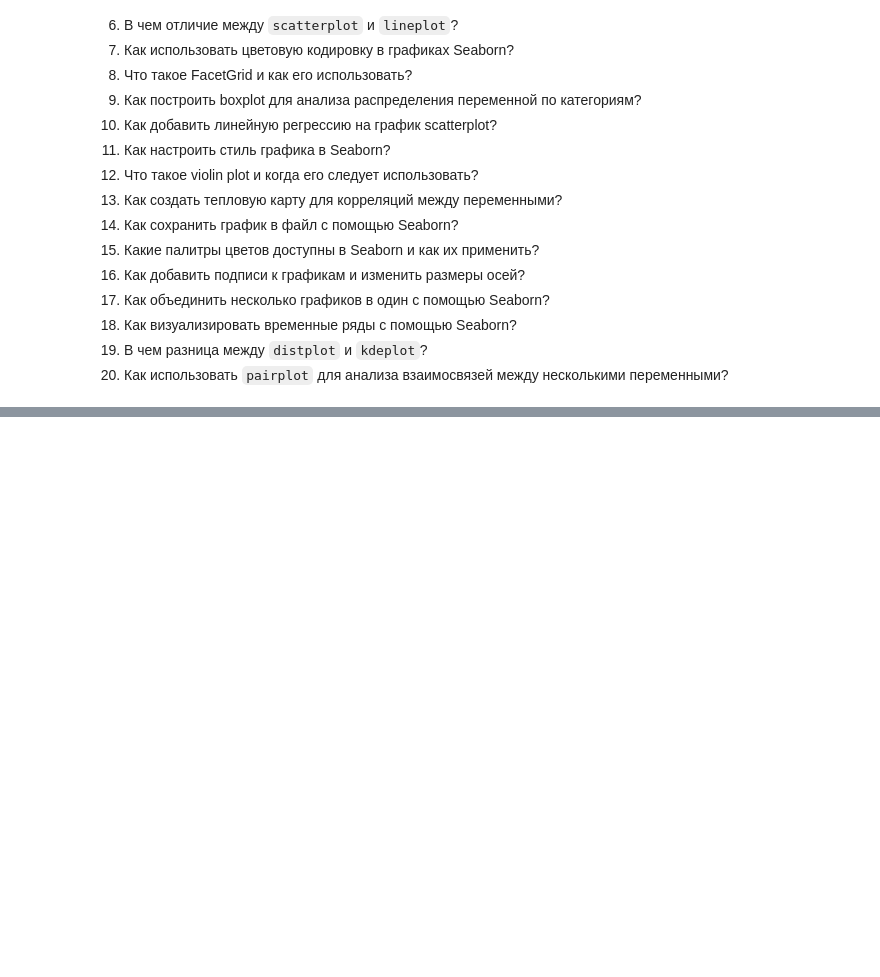
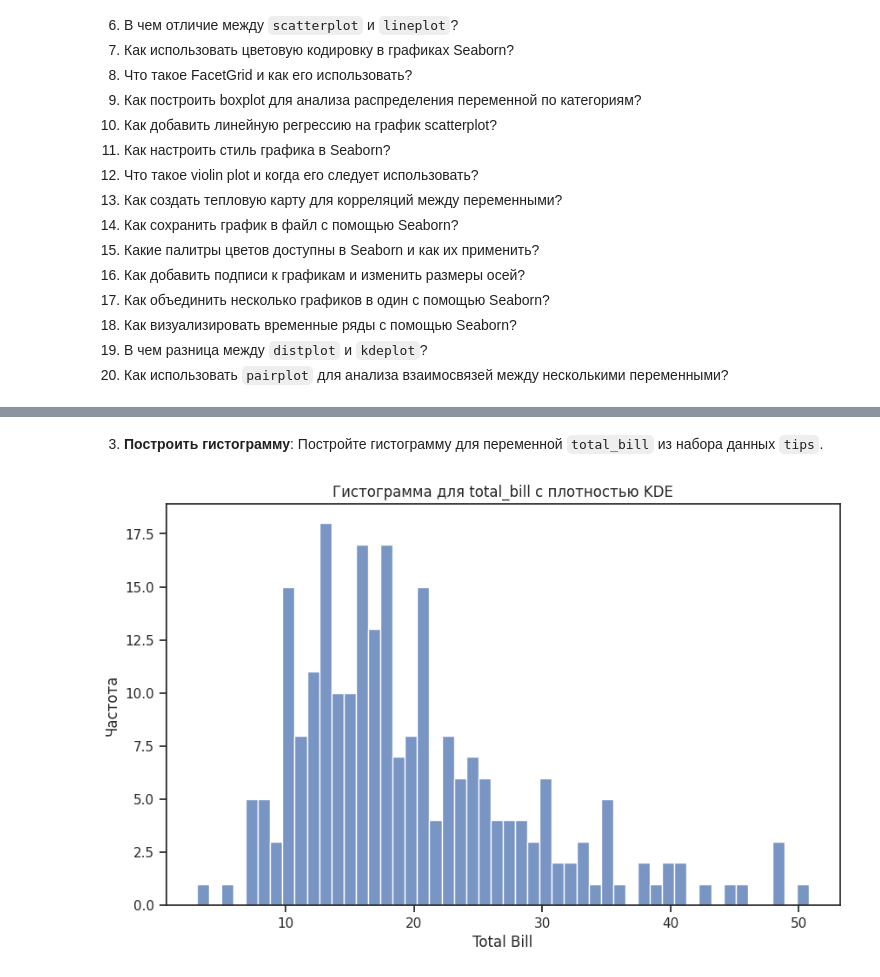
Before and after one commit to Daarlens/ProBook, a Jupyter notebook: Библиотека_Seaborn.ipynb, the cells around one changed output, grey strips where cells are left out. Drawn from its saved outputs; the diff is of its cells as text; code cells hidden in the pictures; blank space fills up the shorter version.

```diff
--- a/Библиотека_Seaborn.ipynb
+++ b/Библиотека_Seaborn.ipynb
@@ -718,0 +643,6 @@ plt.show()
+# %%
+import seaborn as sns
+import matplotlib.pyplot as plt
+
+tips= sns.load_dataset("tips")
+print(tips.head(10))
@@ -718,0 +661,12 @@ plt.show()
+# %% [markdown]
+3. **Построить гистограмму**: Постройте гистограмму для переменной `total_bill` из набора данных `tips`.
+# %%
+plt.figure(figsize=(10,6))
+#kde=True - добавляю прямую плотности
+sns.histplot(tips['total_bill'], bins=50, kde=False)
+plt.title('Гистограмма для total_bill с плотностью KDE')
+plt.xlabel('Total Bill')
+plt.ylabel('Частота')
+plt.show()
+# %% [output]
+[figure, added]
```
Also changed, not shown: parts of 35 cells of this notebook.
